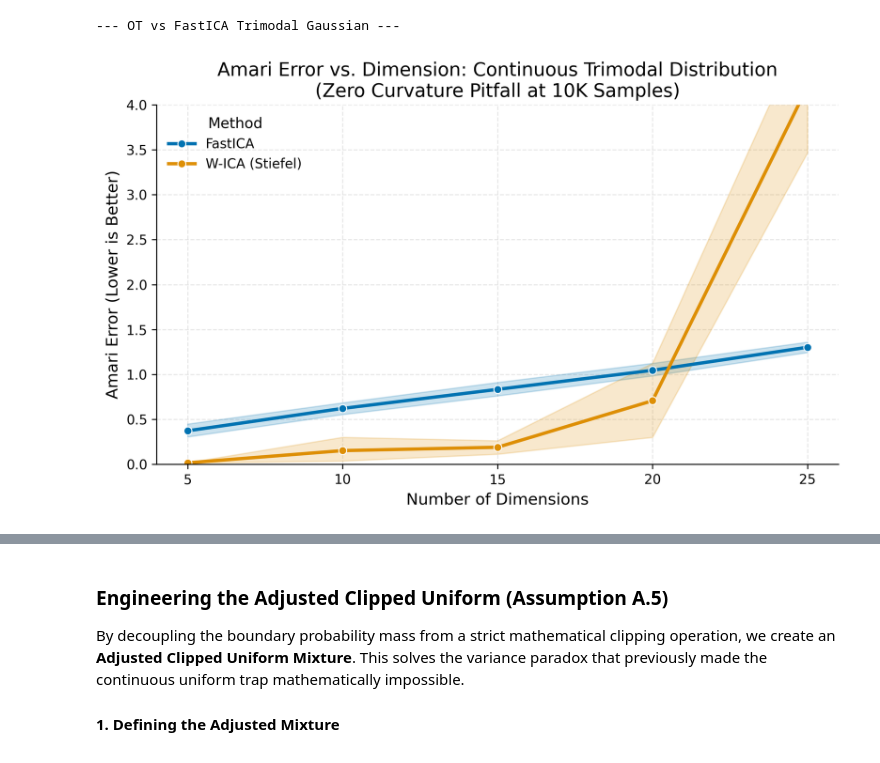
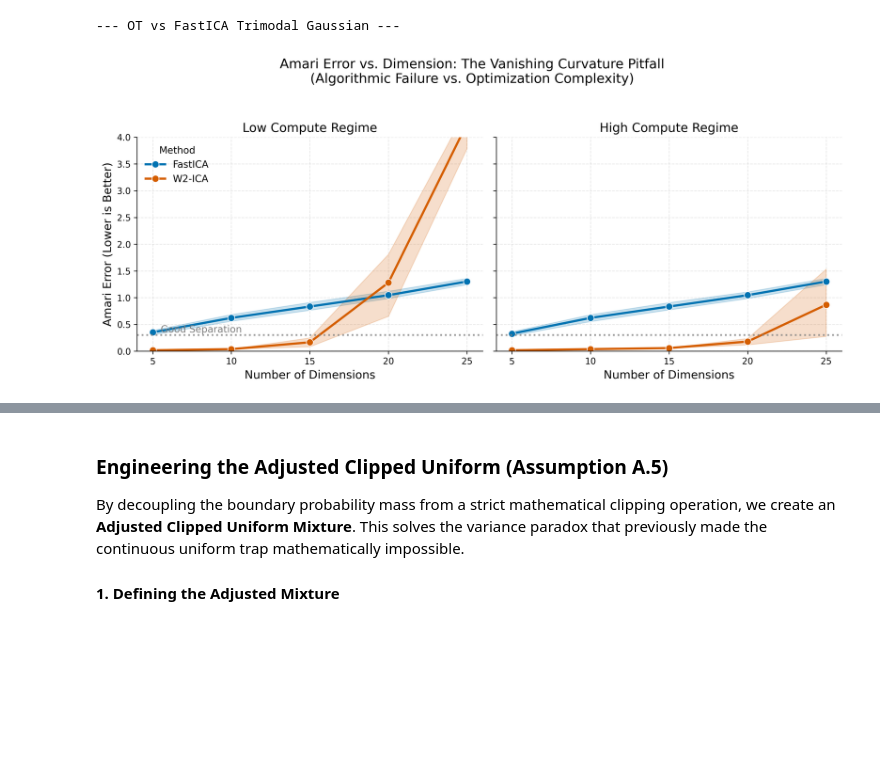
Before and after one commit to ashutoshjha3103/ot_in_linear_ica, a Jupyter notebook: exp/FastICA_failure_modes_vs_OT_ICA.ipynb, the cells around one changed output, grey strips where cells are left out. Saved outputs shown, nothing was run; the diff lists cells and outputs as text; code cells hidden in the pictures; blank space fills up the shorter version.

```diff
--- a/exp/FastICA_failure_modes_vs_OT_ICA.ipynb
+++ b/exp/FastICA_failure_modes_vs_OT_ICA.ipynb
@@ -465,17 +497,20 @@ def run_trimodal_trap_trial(dim, trial, n_samples):
 # 3. Main Execution
 # ==========================================
 DIMENSIONS = list(range(5, 26, 5))
-N_SAMPLES = 10000
+COMPUTE_LEVELS = ['Low Compute', 'High Compute']
 N_TRIALS = 5
 # %%
 print(f"--- OT vs FastICA Trimodal Gaussian ---")
 
-tasks = [(dim, trial, N_SAMPLES) for dim in DIMENSIONS for trial in range(N_TRIALS)]
+tasks = [(dim, trial, comp)
+         for dim in DIMENSIONS
+         for trial in range(N_TRIALS)
+         for comp in COMPUTE_LEVELS]
 
 results_nested = []
 
 with Parallel(n_jobs=12, return_as="generator") as parallel:
-    jobs = (delayed(run_trimodal_trap_trial)(dim, trial, n_samples) for dim, trial, n_samples in tasks)
+    jobs = (delayed(run_trimodal_trap_trial)(dim, trial, comp) for dim, trial, comp in tasks)
     for res in tqdm(parallel(jobs), total=len(tasks), desc="Running Trimodal Trials"):
         results_nested.append(res)
 
@@ -484,18 +519,73 @@ df_trimodal = pd.DataFrame(results)
 # %% [output]
 --- OT vs FastICA Trimodal Gaussian ---
 # %%
-plt.figure(figsize=(8, 5))
-sns.lineplot(data=df_trimodal, x='Dimension', y='Amari Error', hue='Method', marker='o', linewidth=2.5)
-plt.title("Amari Error vs. Dimension: Continuous Trimodal Distribution\n(Zero Curvature Pitfall at 10K Samples)", fontsize=14)
-plt.ylabel("Amari Error (Lower is Better)", fontsize=12)
-plt.xlabel("Number of Dimensions", fontsize=12)
-plt.xticks(DIMENSIONS)
+# ==========================================
+# 4. Plotting (Side-by-Side 1x2 Layout)
+# ==========================================
+fig, axes = plt.subplots(1, 2, figsize=(12, 5), sharey=True)
+
+# Updated Palette: FastICA is Blue, W2-ICA is Orange
+palette = {'FastICA': '#0173B2', 'W2-ICA': '#D55E00'}
+
+# --- Subplot 1: Low Compute ---
+df_low = df_trimodal[df_trimodal['Compute Level'] == 'Low Compute']
+sns.lineplot(
+    data=df_low,
+    x='Dimension',
+    y='Amari Error',
+    hue='Method',
+    palette=palette,
+    marker='o',
+    linewidth=2.5,
+    markersize=8,
+    ax=axes[0]
+)
+axes[0].set_title("Low Compute Regime", fontsize=14)
+axes[0].set_ylabel("Amari Error (Lower is Better)", fontsize=13)
+axes[0].set_xlabel("Number of Dimensions", fontsize=13)
+axes[0].set_xticks(DIMENSIONS)
+axes[0].axhline(0.3, color='gray', linestyle=':', alpha=0.8, linewidth=2)
+axes[0].text(5.5, 0.35, 'Good Separation', color='gray', fontsize=11)
+
+# Clean up legend for left plot
+handles, labels = axes[0].get_legend_handles_labels()
+axes[0].legend(handles=handles, labels=labels, title='Method', loc='upper left', fontsize=11)
+
+# --- Subplot 2: High Compute ---
+df_high = df_trimodal[df_trimodal['Compute Level'] == 'High Compute']
+sns.lineplot(
+    data=df_high,
+    x='Dimension',
+    y='Amari Error',
+    hue='Method',
+    palette=palette,
+    marker='o',
+    linewidth=2.5,
+    markersize=8,
+    ax=axes[1]
+)
+axes[1].set_title("High Compute Regime", fontsize=14)
+axes[1].set_ylabel("") # Y-axis label is shared and handled by the left plot
+axes[1].set_xlabel("Number of Dimensions", fontsize=13)
+axes[1].set_xticks(DIMENSIONS)
+axes[1].axhline(0.3, color='gray', linestyle=':', alpha=0.8, linewidth=2)
+
+# Remove redundant legend on the right plot
+if axes[1].get_legend() is not None:
+    axes[1].get_legend().remove()
+
+# --- Global Formatting ---
 plt.ylim(0, 4)
-plt.gca().yaxis.set_major_locator(MultipleLocator(0.5))
-#plt.grid(True, linestyle='--', alpha=0.7)
+axes[0].yaxis.set_major_locator(MultipleLocator(0.5))
+
+fig.suptitle("Amari Error vs. Dimension: The Vanishing Curvature Pitfall\n(Algorithmic Failure vs. Optimization Complexity)", fontsize=15, y=1.05)
+
 plt.tight_layout()
+plt.savefig('vanishing_curvature_amari_compute.png', dpi=300, bbox_inches='tight')
 plt.show()
 
-display(df_trimodal.groupby(['Dimension', 'Method'])['Amari Error'].mean().unstack().round(4))
+# Display summary table
+summary_table = df_trimodal.groupby(['Dimension', 'Method', 'Compute Level'])['Amari Error'].mean().unstack(level=[1,2]).round(4)
+display(summary_table)
 # %% [output]
-[figure, old version]
+[figure, new version]
```
Also changed, not shown: parts of 18 cells of this notebook, 19 other files.
